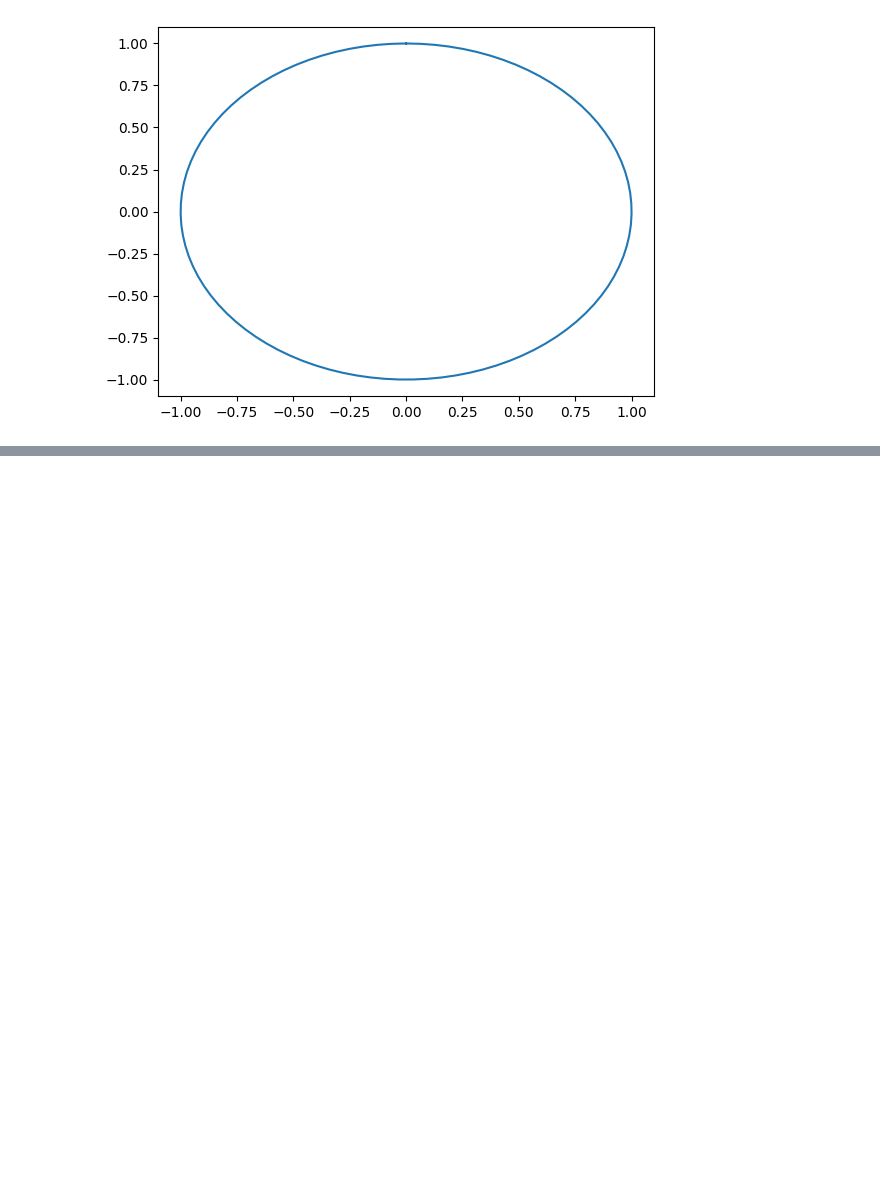
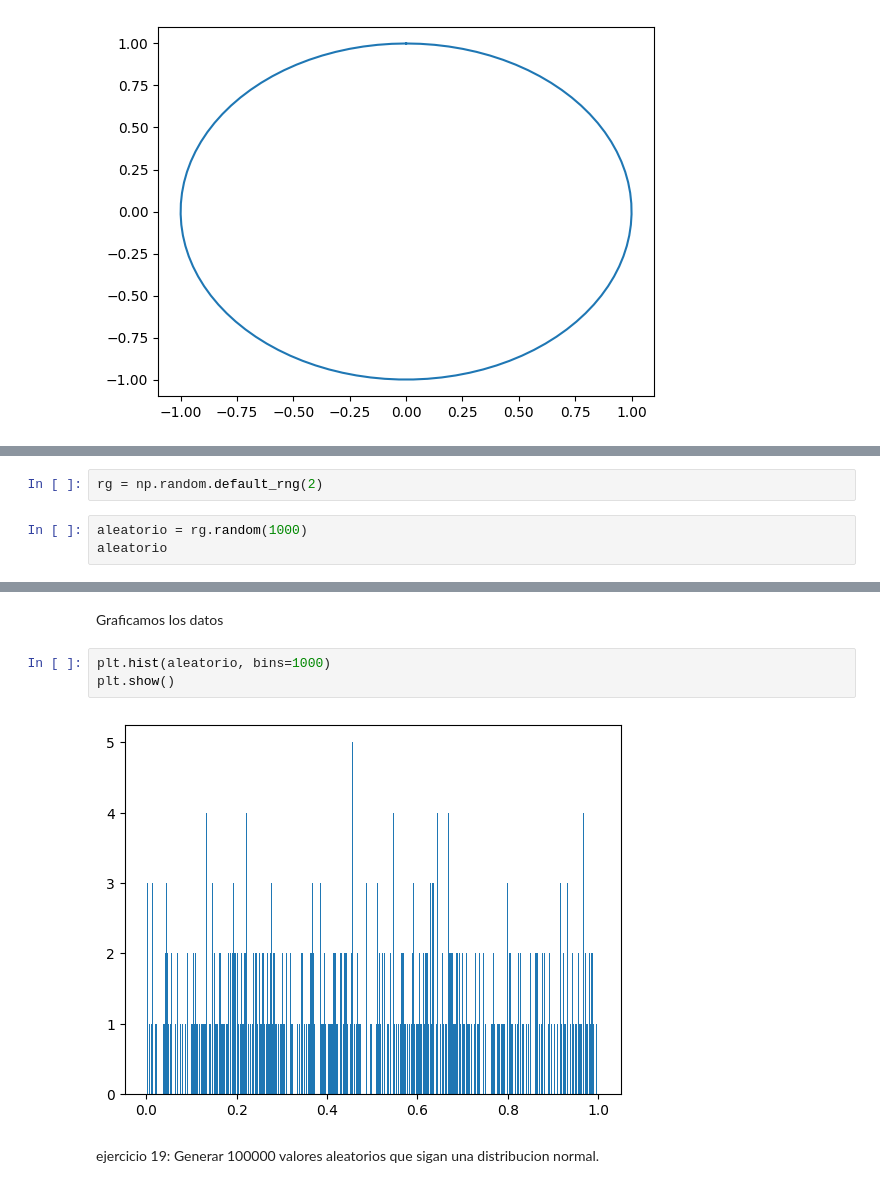
Before and after one commit to juan33344/MatrizVectores, a Jupyter notebook: Matrizesyvectores/ejercicioNumpy.ipynb, the cells around one changed output, grey strips where cells are left out. Drawn from its saved outputs; the diff is of its cells as text; blank space fills up the shorter version.

```diff
--- a/Matrizesyvectores/ejercicioNumpy.ipynb
+++ b/Matrizesyvectores/ejercicioNumpy.ipynb
@@ -199,0 +235,5 @@ NameError: name 'plt' is not defined
+# %%
+rg = np.random.default_rng(2)
+# %%
+aleatorio = rg.random(1000)
+aleatorio
@@ -199,0 +258,10 @@ NameError: name 'plt' is not defined
+# %% [markdown]
+Graficamos los datos
+# %%
+plt.hist(aleatorio, bins=1000)
+plt.show()
+# %% [output]
+[figure, added]
+# %% [markdown]
+ejercicio 19:
+Generar 100000 valores aleatorios que sigan una distribucion normal.
```
Also changed, not shown: parts of 48 cells of this notebook.
